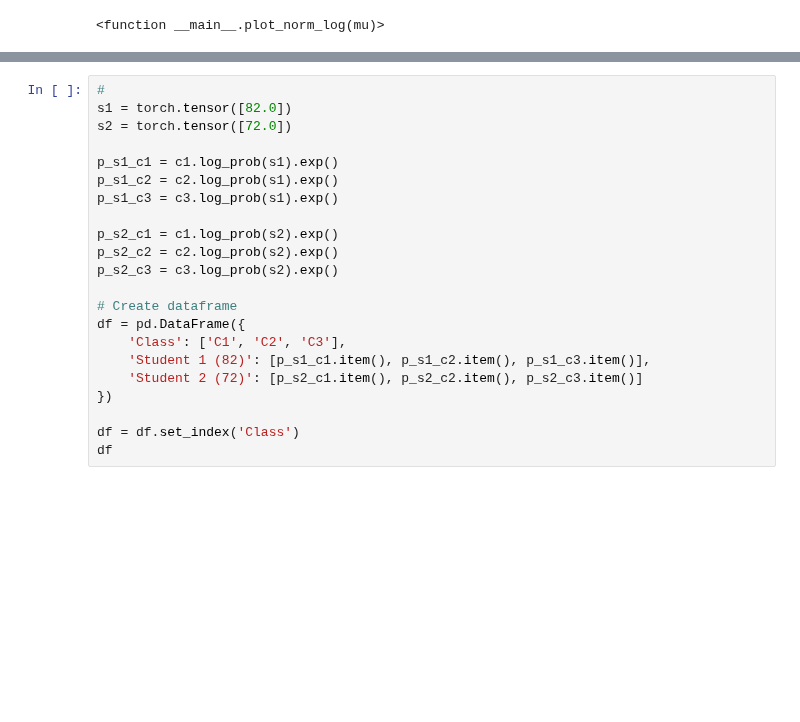
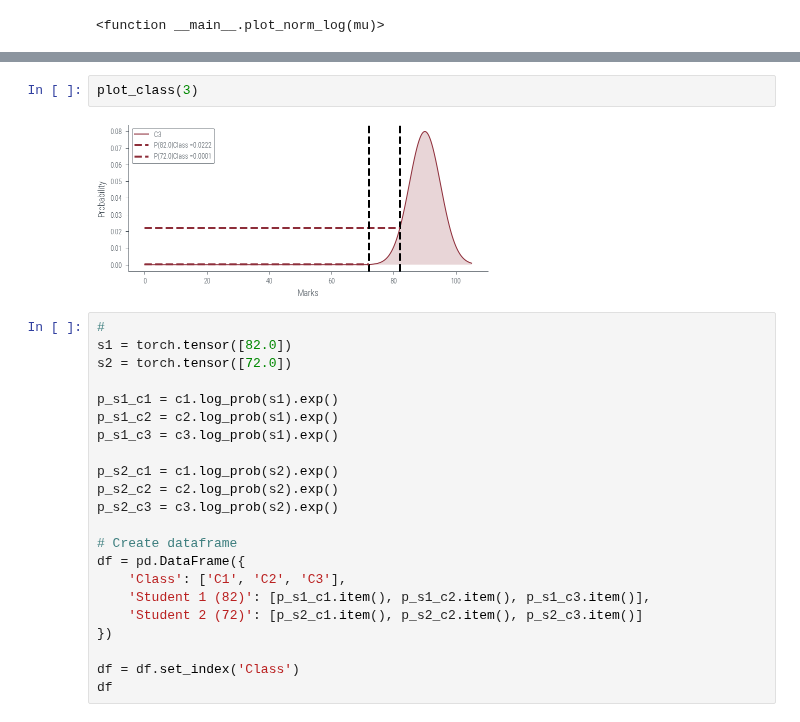
Before and after one commit to nipunbatra/pml-teaching, a Jupyter notebook: notebooks/mle-univariate.ipynb, the cells around one changed output, grey strips where cells are left out. Saved outputs shown, nothing was run; the diff lists cells and outputs as text; blank space fills up the shorter version.

```diff
--- a/notebooks/mle-univariate.ipynb
+++ b/notebooks/mle-univariate.ipynb
@@ -130,3 +164,7 @@ interactive(children=(FloatSlider(value=15.0, description='mu', max=30.0), Outpu
+# %%
+plot_class(3)
+# %% [output]
+[figure, added]
 # %%
 #
 s1 = torch.tensor([82.0])
```
Also changed, not shown: parts of 3 cells of this notebook, 4 other files.
